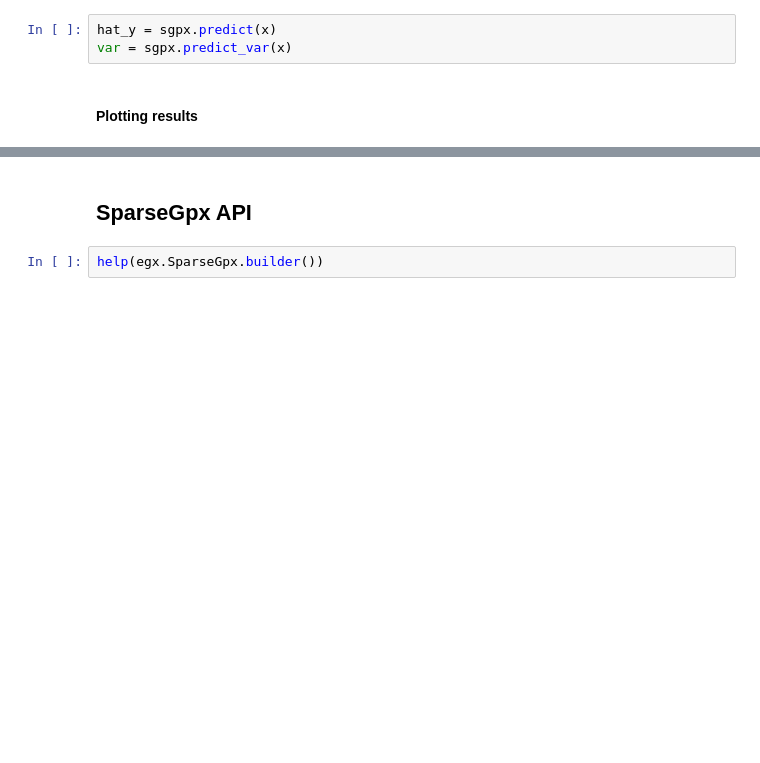
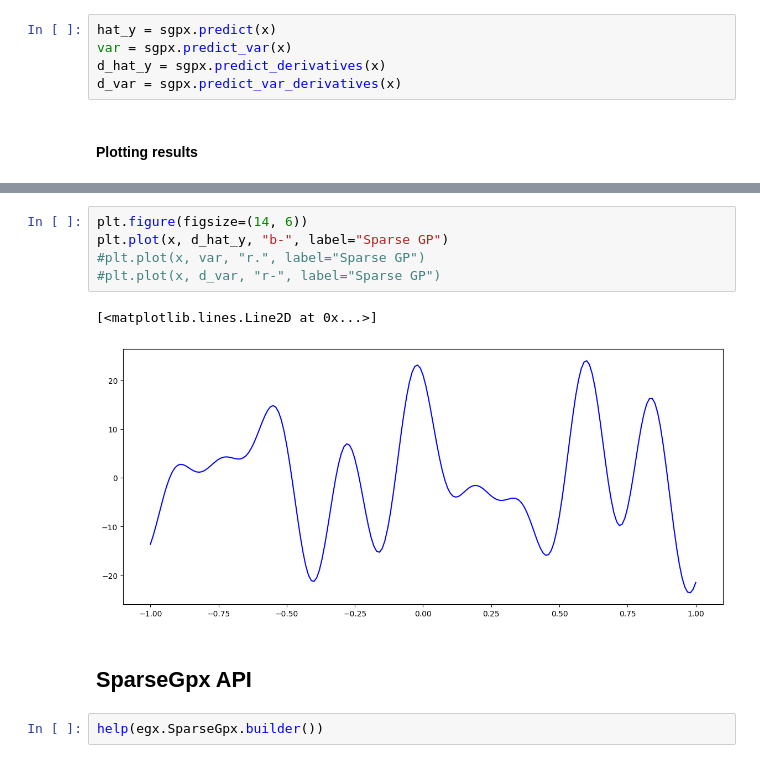
Before and after one commit to relf/egobox, a Jupyter notebook: doc/SparseGpx_Tutorial.ipynb, the cells around one changed output, grey strips where cells are left out. Saved outputs shown, nothing was run; the diff lists cells and outputs as text; blank space fills up the shorter version.

Commit message:
Make sgp derivatives and sampling available in Python

```diff
--- a/doc/SparseGpx_Tutorial.ipynb
+++ b/doc/SparseGpx_Tutorial.ipynb
@@ -81,6 +90,8 @@ Mixture[Smooth(1)](SquaredExponentialSGP(corr=SquaredExponential, theta=[32.1633
 # %%
 hat_y = sgpx.predict(x)
 var = sgpx.predict_var(x)
+d_hat_y = sgpx.predict_derivatives(x)
+d_var = sgpx.predict_var_derivatives(x)
 # %% [markdown]
 #### Plotting results
 # %%
@@ -100,3 +112,11 @@ plt.show()
+# %%
+plt.figure(figsize=(14, 6))
+plt.plot(x, d_hat_y, "b-", label="Sparse GP")
+#plt.plot(x, var, "r.", label="Sparse GP")
+#plt.plot(x, d_var, "r-", label="Sparse GP")
+# %% [output]
+[<matplotlib.lines.Line2D at 0x...>]
+[figure, added]
 # %% [markdown]
 ## SparseGpx API
 # %%
```
Also changed, not shown: parts of 4 cells of this notebook, 2 other files.
